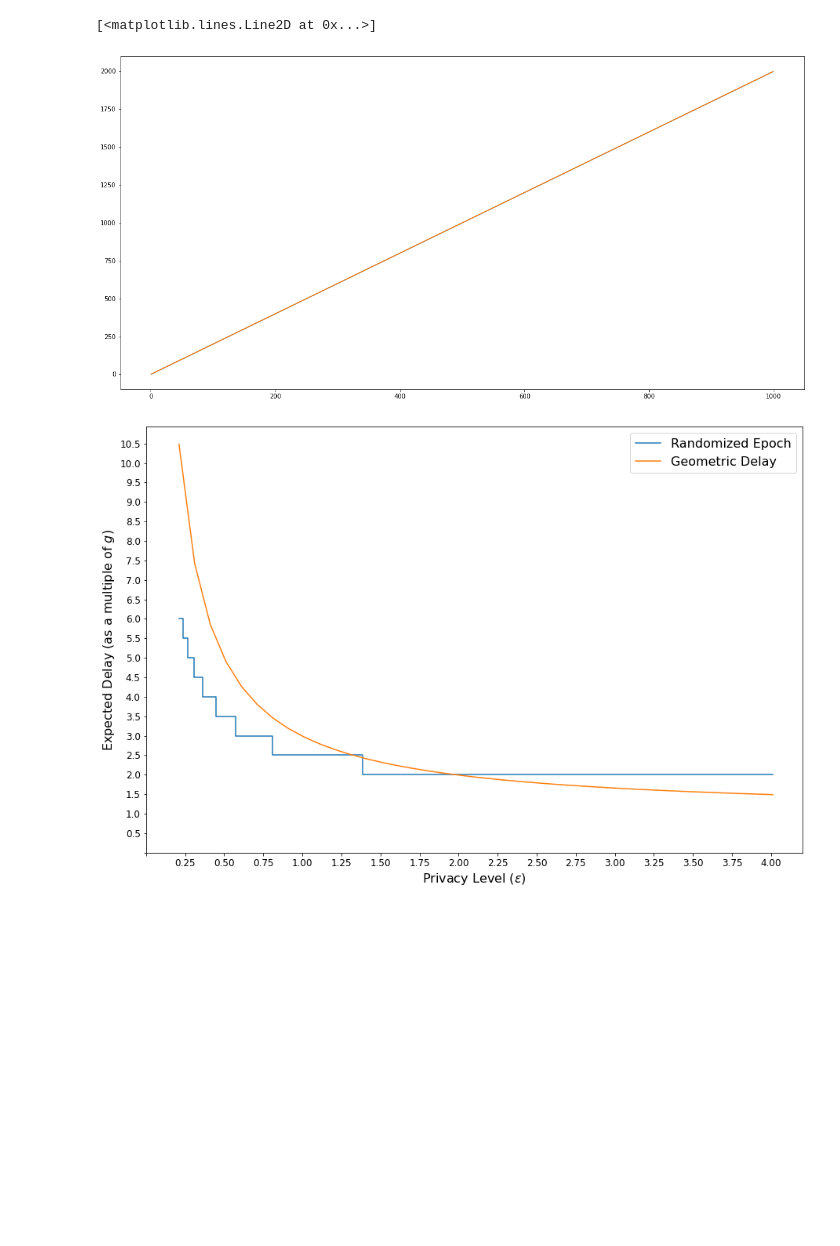
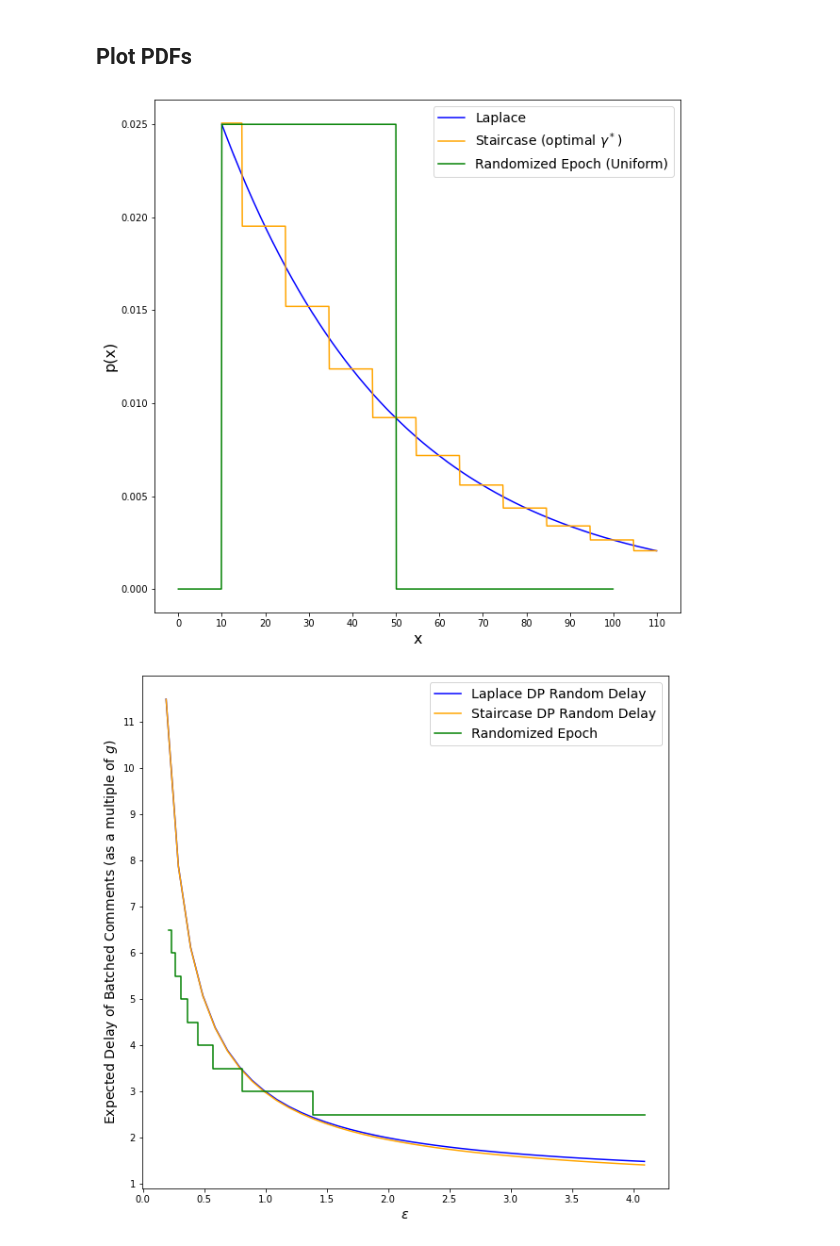
Before and after one commit to akgoldberg/batching-privacy, a Jupyter notebook: priv_plots.ipynb, the cells around one changed output. Drawn from its saved outputs; the diff is of its cells as text; code cells hidden in the pictures; blank space fills up the shorter version.

```diff
--- a/priv_plots.ipynb
+++ b/priv_plots.ipynb
@@ -4,9 +4,3 @@ import numpy as np
 import collections
 import pandas as pd
 import matplotlib.pyplot as plt
-# %%
-gammas = np.arange(0,1, 0.01) / 3
-def get_eps(gamma):
-    return np.log((0.5 + gamma)**2 / ((1/3.) - gamma)**2)
-eps = [get_eps(g) for g in gammas]
-delay = [2.5 - 2*g for g in gammas]
@@ -53,42 +7,2 @@ plt.show()
-# %%
-fig, axes = plt.subplots(figsize=(20,10))
-
-plt.plot(np.arange(1,1000), [1/(np.exp(1/(2*g)) - 1) for g in np.arange(1,1000)])
-plt.plot(np.arange(1,1000), [2*g for g in np.arange(1, 1000)])
-# %% [output]
-[<matplotlib.lines.Line2D at 0x...>]
-[figure, removed]
-# %%
-fig, axes = plt.subplots(figsize=(15,10))
-
-g=60
-
-K_max = 10
-eps_max = 4.
-eps_range = np.arange(2*np.log((K_max) / (K_max - 1)), eps_max + 0.1, 0.1)
-expected_delays = [expected_delay(g, eps) / g for eps in eps_range]
-
-K_range = [2*np.log((K+1) / K) for K in np.arange(1,K_max)]
-K_range = [max(eps_range)] + K_range
-delays = [1 + ((K+1)/2.) for K in np.arange(1, K_max)]
-delays = [delays[0]] + delays
-
-plt.step(K_range, delays, where='pre', label='Randomized Epoch') # 'ro-'
-plt.plot(eps_range, expected_delays, label='Geometric Delay')
-
-plt.legend(fontsize=16)
-
-plt.yticks(ticks=np.arange(0., max(expected_delays)+0.1,0.5), fontsize=12)
-axes.yaxis.get_major_ticks()[0].label1.set_visible(False)
-
-plt.xticks(ticks=np.arange(0, eps_max+0.25,0.25), fontsize=12)
-axes.xaxis.get_major_ticks()[0].label1.set_visible(False)
-
-plt.ylabel(r'Expected Delay (as a multiple of $g$)', fontsize=16)
-
-plt.xlabel(r'Privacy Level ($\epsilon$)', fontsize=16)
-
-
-plt.show()
-# %% [output]
-[figure, removed]
+# %% [markdown]
+## Plot PDFs
@@ -94,0 +47,23 @@ plt.show()
+# %%
+fig, ax = plt.subplots(figsize=(10,10))
+
+batched=True
+g = 10
+eps = .5
+K = eps_to_K(eps)
+xs = np.arange(0, 100, 0.1)
+# ax.plot(xs, [pdf_staircase(eps/2., g, x, gamma=0) for x in xs], label=r'staircase ($\gamma =0$)')
+
+ax.plot(a + xs, [pdf_exp(eps/2., g, x) for x in xs], label='Laplace', color='blue')
+ax.plot(a + xs, [pdf_staircase(eps/2., g, x) for x in xs], label='Staircase (optimal $\gamma^*$)', color='orange')
+ax.plot(xs, [pdf_unif(K, g, x, batched) for x in xs], label='Randomized Epoch (Uniform)', color='green')
+a = g if batched else 0
+
+ax.legend(fontsize=14)
+ax.set_xlabel('x', fontsize=16)
+ax.set_ylabel('p(x)', fontsize=16)
+ax.set_xticks(np.arange(0, max(xs)+a+1, g))
+
+plt.show()
+# %% [output]
+[figure, added]
@@ -94,0 +108,4 @@ plt.show()
+# %%
+plot_delays(10)
+# %% [output]
+[figure, added]
```
Also changed, not shown: parts of 8 cells of this notebook, 8 other files.
